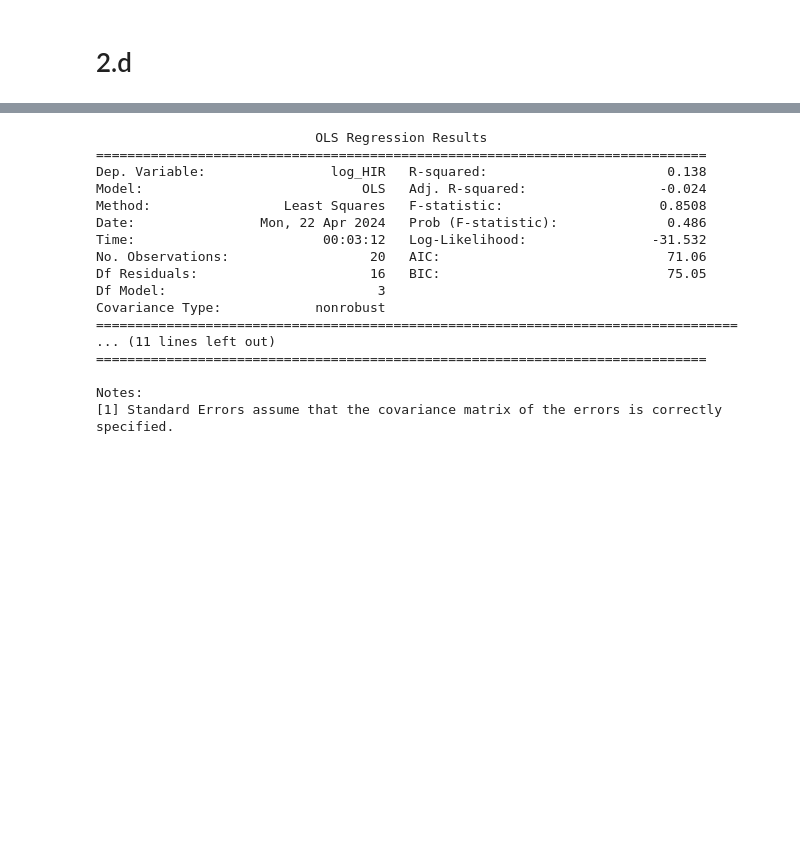
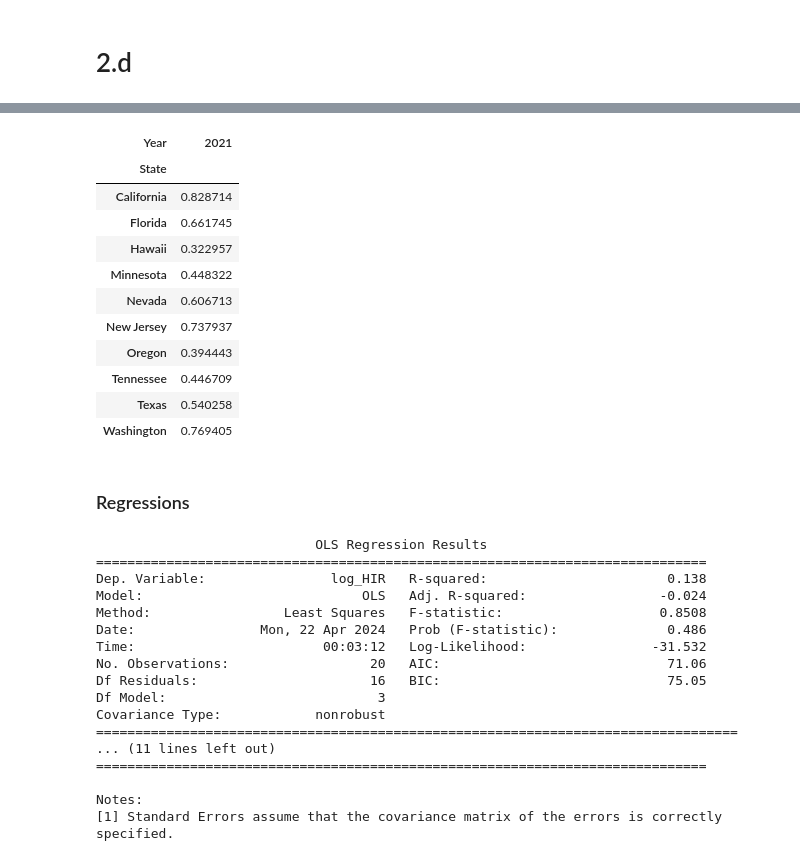
Before and after one commit to johanoelgaard/ECON230B, a Jupyter notebook: Assignment 2/assingment_II.ipynb, the cells around one changed output, grey strips where cells are left out. Saved outputs shown, nothing was run; the diff lists cells and outputs as text; code cells hidden in the pictures; blank space fills up the shorter version.

```diff
--- a/Assignment 2/assingment_II.ipynb
+++ b/Assignment 2/assingment_II.ipynb
@@ -146,3 +201,20 @@ df['log_HIR'] = np.log(df['High Income Returns'])
+# %%
+df21_pivot
+# %% [output]
+| Year | 2021 |
+| State |  |
+| California | 0.828714 |
+| Florida | 0.661745 |
+| Hawaii | 0.322957 |
+| Minnesota | 0.448322 |
+| Nevada | 0.606713 |
+| New Jersey | 0.737937 |
+| Oregon | 0.394443 |
+| Tennessee | 0.446709 |
+| Texas | 0.540258 |
+| Washington | 0.769405 |
+# %% [markdown]
+### Regressions
 # %%
 Y = df['log_HIR']
 X1 = df[['Treatment', '2021', 'Treatmentx2021']]
```
Also changed, not shown: parts of 3 cells of this notebook, 1 other file.
